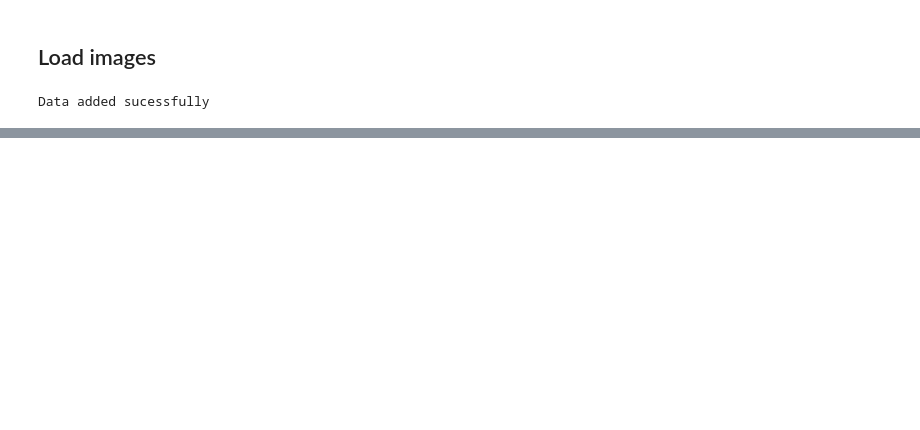
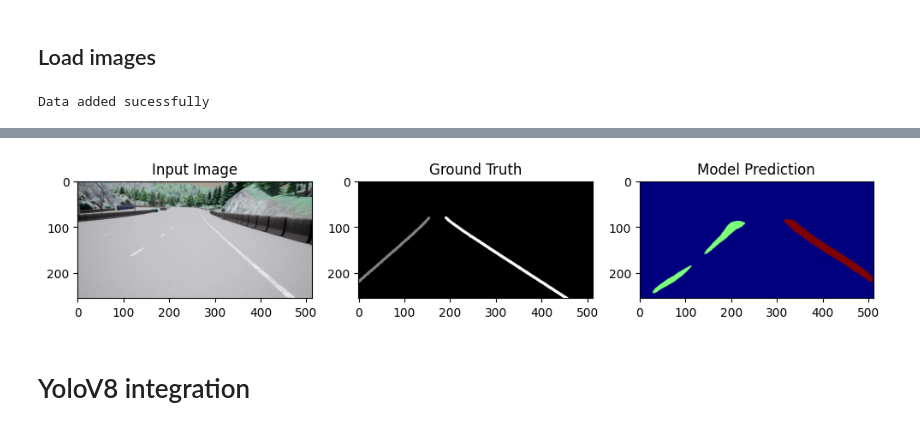
Before and after one commit to Dhairya-k1/Autonomous-Vehicle-Perception-Module, a Jupyter notebook: Autonomous_Vehicle_Perception_Module.ipynb, the cells around one changed output, grey strips where cells are left out. Cells and saved outputs as stored; diff of their text form; code cells hidden in the pictures; blank space fills up the shorter version.

```diff
--- a/Autonomous_Vehicle_Perception_Module.ipynb
+++ b/Autonomous_Vehicle_Perception_Module.ipynb
@@ -70,0 +237,16 @@ Integrating the pytorch-auto-drive repository with the lane-detection-for-carla-
+# %%
+import matplotlib.pyplot as plt
+
+img, mask = load_and_preprocess_item(10, IMAGE_PATHS, MASK_PATHS, ALBU_TRANSFORM)
+pred = model(img.unsqueeze(0).to(DEVICE)).argmax(dim=1).cpu().squeeze()
+
+disp_img = (img.permute(1, 2, 0).cpu().numpy() * [0.229, 0.224, 0.225] + [0.485, 0.456, 0.406]).clip(0, 1)
+
+fig, (ax1, ax2, ax3) = plt.subplots(1, 3, figsize=(12, 4))
+ax1.imshow(disp_img); ax1.set_title("Input Image")
+ax2.imshow(mask, cmap='gray'); ax2.set_title("Ground Truth")
+ax3.imshow(pred, cmap='jet'); ax3.set_title("Model Prediction"); plt.show()
+# %% [output]
+[figure, added]
+# %% [markdown]
+# YoloV8 integration
```
Also changed, not shown: parts of 9 cells of this notebook.
